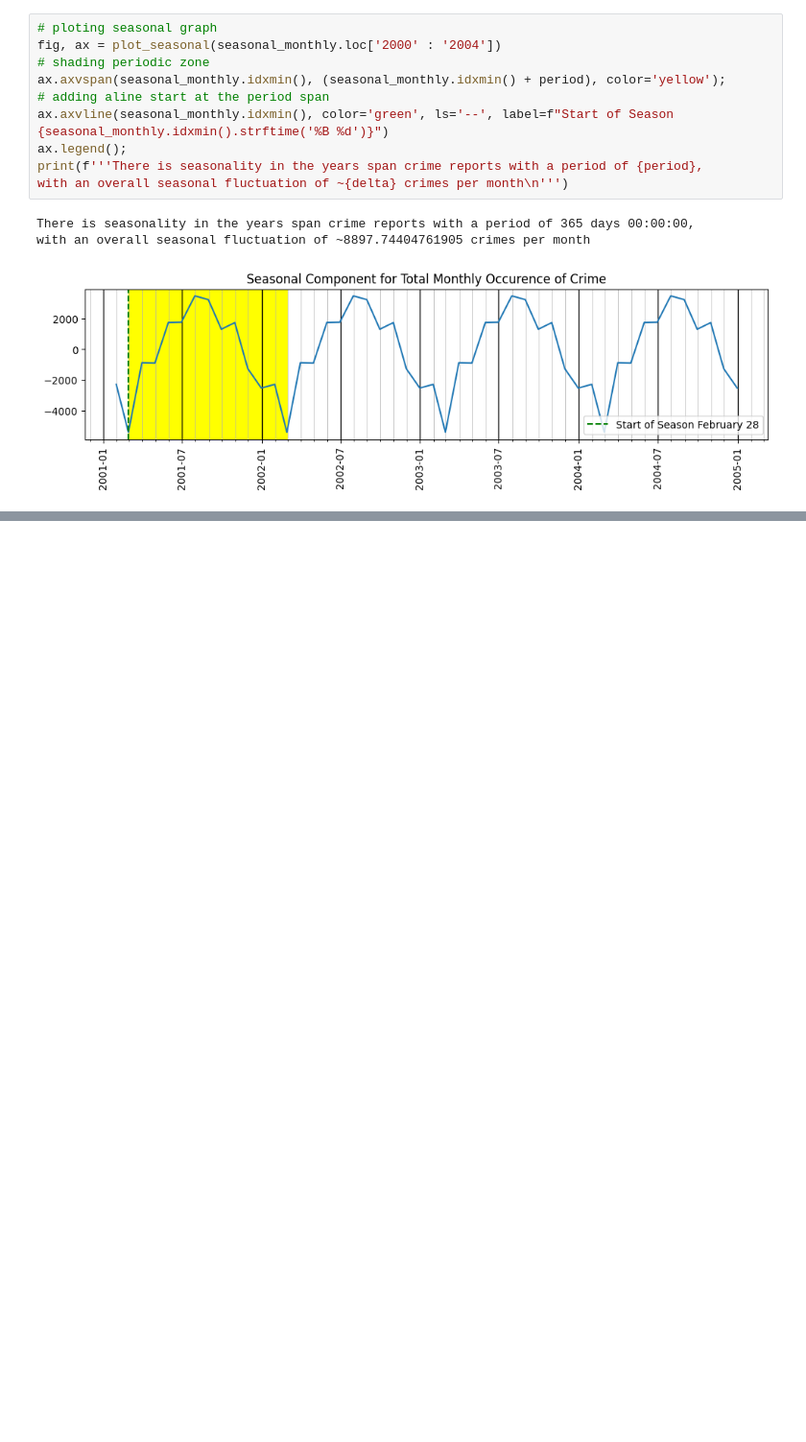
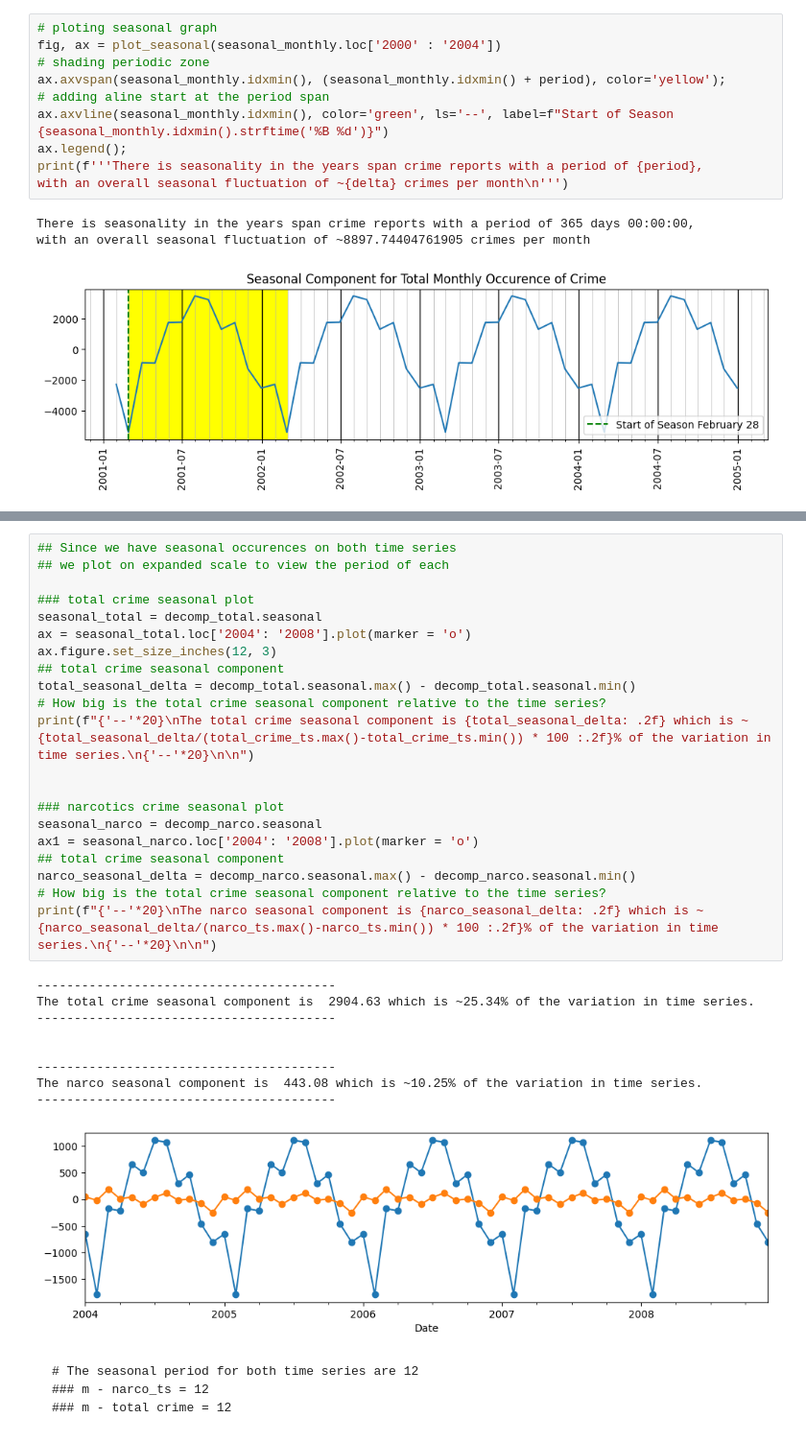
Before and after one commit to OMONa-E/Datetime-Data-Analysis, a Jupyter notebook: Chicago_Crime_Data_Analysis_.ipynb, the cells around one changed output, grey strips where cells are left out. Shown at 96% size. Saved outputs shown, nothing was run; the diff lists cells and outputs as text; blank space fills up the shorter version.

````diff
--- a/Chicago_Crime_Data_Analysis_.ipynb
+++ b/Chicago_Crime_Data_Analysis_.ipynb
@@ -330,0 +376,39 @@ with an overall seasonal fluctuation of ~8897.74404761905 crimes per month
+# %%
+## Since we have seasonal occurences on both time series
+## we plot on expanded scale to view the period of each
+
+### total crime seasonal plot
+seasonal_total = decomp_total.seasonal
+ax = seasonal_total.loc['2004': '2008'].plot(marker = 'o')
+ax.figure.set_size_inches(12, 3)
+## total crime seasonal component
+total_seasonal_delta = decomp_total.seasonal.max() - decomp_total.seasonal.min()
+# How big is the total crime seasonal component relative to the time series?
+print(f"{'--'*20}\nThe total crime seasonal component is {total_seasonal_delta: .2f} which is ~{total_seasonal_delta/(total_crime_ts.max()-total_crime_ts.min()) * 100 :.2f}% of the variation in time series.\n{'--'*20}\n\n")
+
+
+### narcotics crime seasonal plot
+seasonal_narco = decomp_narco.seasonal
+ax1 = seasonal_narco.loc['2004': '2008'].plot(marker = 'o')
+## total crime seasonal component
+narco_seasonal_delta = decomp_narco.seasonal.max() - decomp_narco.seasonal.min()
+# How big is the total crime seasonal component relative to the time series?
+print(f"{'--'*20}\nThe narco seasonal component is {narco_seasonal_delta: .2f} which is ~{narco_seasonal_delta/(narco_ts.max()-narco_ts.min()) * 100 :.2f}% of the variation in time series.\n{'--'*20}\n\n")
+# %% [output]
+----------------------------------------
+The total crime seasonal component is  2904.63 which is ~25.34% of the variation in time series.
+----------------------------------------
+
+
+----------------------------------------
+The narco seasonal component is  443.08 which is ~10.25% of the variation in time series.
+----------------------------------------
+[figure, added]
+# %% [markdown]
+
+
+```
+# The seasonal period for both time series are 12
+### m - narco_ts = 12
+### m - total crime = 12
+```
````
Also changed, not shown: parts of 34 cells of this notebook.
